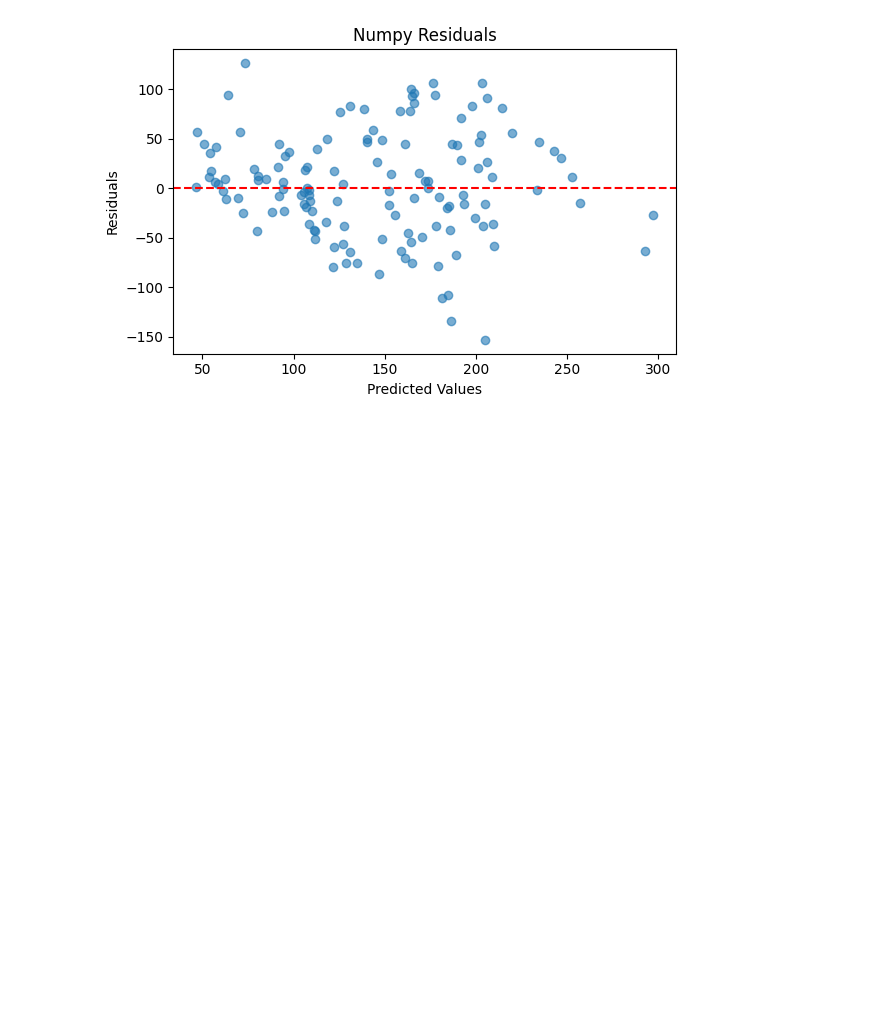
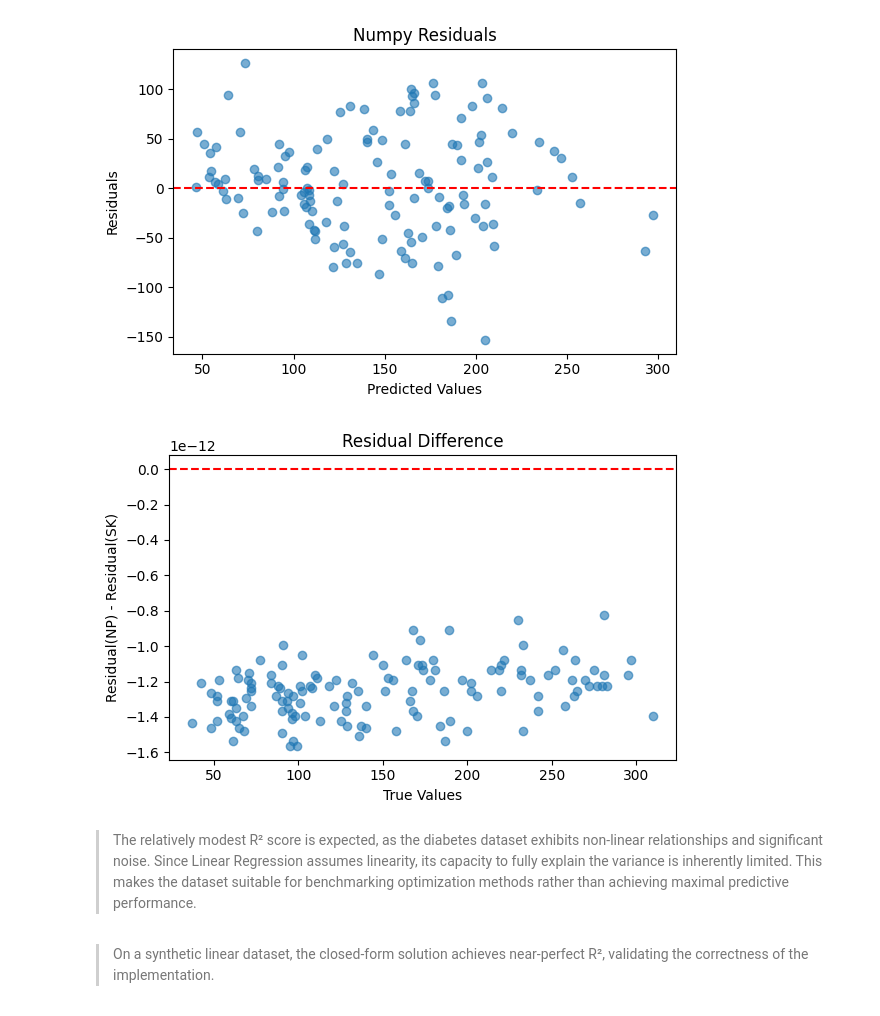
Before and after one commit to parsahmadian/ML-Algorithms-Numpy-only-Vs-Sklearn, a Jupyter notebook: src/linear_regression.ipynb, the cells around one changed output. Cells and saved outputs as stored; diff of their text form; code cells hidden in the pictures; blank space fills up the shorter version.

```diff
--- a/src/linear_regression.ipynb
+++ b/src/linear_regression.ipynb
@@ -147,3 +219,17 @@ plot_predictions(y_test, y_pred_np, 'Numpy Predictions', 'numpy_predictions.png'
 plot_residuals(y_test, y_pred_np, 'Numpy Residuals', 'numpy_residuals.png')
 # %% [output]
 [figure]
+# %%
+plot_residual_difference(
+    y_test,
+    y_pred_np,
+    y_pred_sk,
+    'Residual Difference',
+    'residual_difference.png'
+)
+# %% [output]
+[figure, added]
+# %% [markdown]
+> The relatively modest R² score is expected, as the diabetes dataset exhibits non-linear relationships and significant noise. Since Linear Regression assumes linearity, its capacity to fully explain the variance is inherently limited. This makes the dataset suitable for benchmarking optimization methods rather than achieving maximal predictive performance.
+# %% [markdown]
+> On a synthetic linear dataset, the closed-form solution achieves near-perfect R², validating the correctness of the implementation.
```
Also changed, not shown: parts of 15 cells of this notebook.
